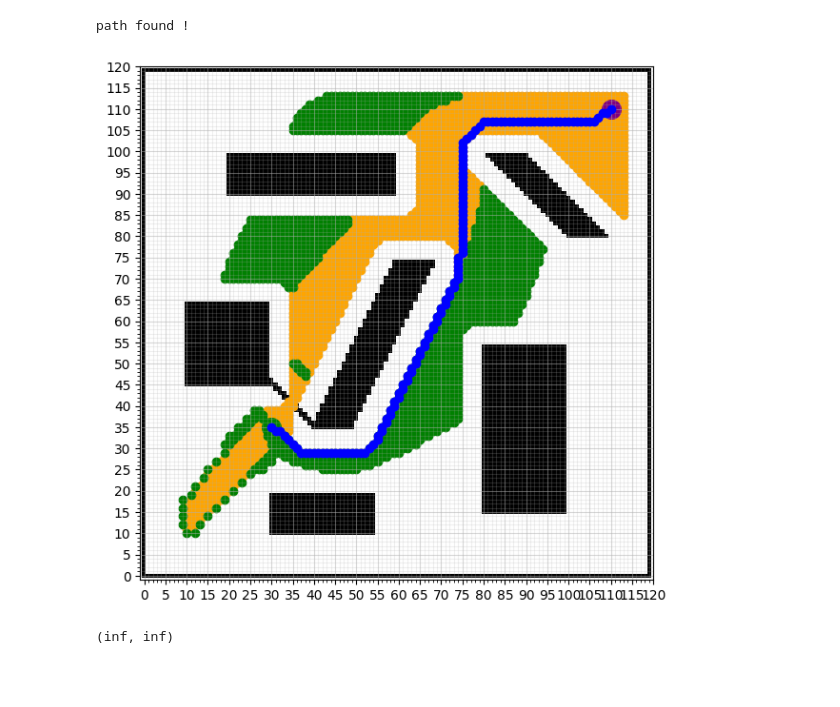
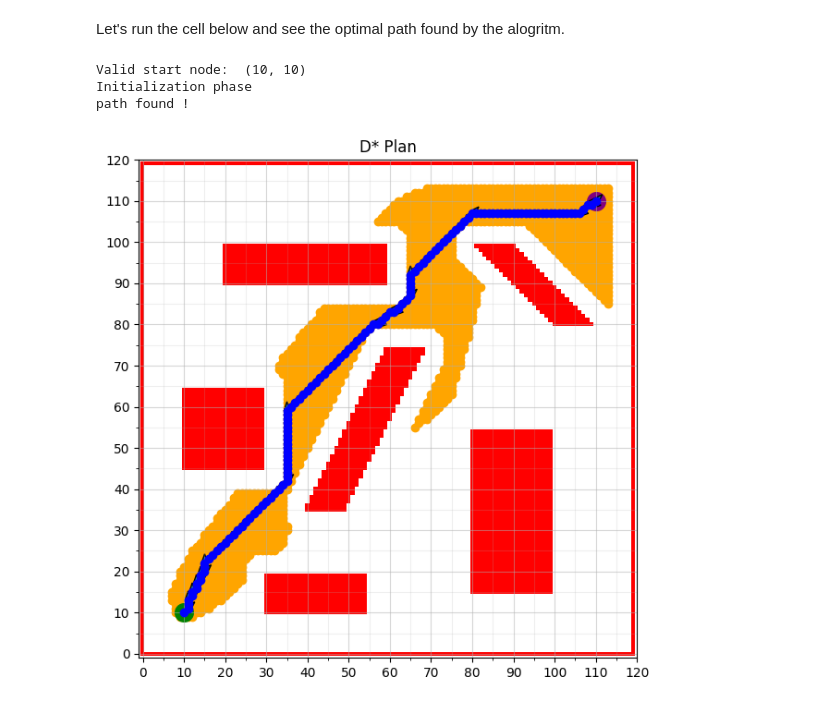
Before and after one commit to Alex0021/MOBR-Thymio-Time-Voyageurs, a Jupyter notebook: GlobalNav/Global_nav_DstarLite_opérationnel.ipynb, the cells around one changed output. Cells and saved outputs as stored; diff of their text form; code cells hidden in the pictures; blank space fills up the shorter version.

```diff
--- a/GlobalNav/Global_nav_DstarLite_opérationnel.ipynb
+++ b/GlobalNav/Global_nav_DstarLite_opérationnel.ipynb
@@ -518,52 +145,14 @@ def A_Star(new_start, goal, coords, occupancy_grid_mod, km, movement_type="4N",
-# %%
-start = (30,35)
-goal = (110,110)
-km=h(start,global_start)
-
-# -----------------------------------------
-# DO NOT EDIT THIS PORTION OF CODE -
-# EXECUTION AND PLOTTING OF THE ALGORITHM
-# -----------------------------------------
-
-
-# List of all coordinates in the grid
-x,y = np.mgrid[0:max_val:1, 0:max_val:1]
-pos = np.empty(x.shape + (2,))
-pos[:, :, 0] = x; pos[:, :, 1] = y
-pos = np.reshape(pos, (x.shape[0]*x.shape[1], 2))
-coords = list([(int(x[0]), int(x[1])) for x in pos])
-
-###### Define the heuristic, here = distance to goal ignoring obstacles
-###h = np.linalg.norm(pos - goal, axis=-1)
-###h = dict(zip(coords, h))
-
-# Run the A* algorithm
-occupancy_grid_sim_conv=convolution_map(occupancy_grid_sim)
-path, visitedNodesIter = A_Star(start, goal, coords, occupancy_grid_sim_conv, km, movement_type="8N")
-path = np.array(path).reshape(-1, 2).transpose()
-visitedNodesIter = np.array(visitedNodesIter).reshape(-1, 2).transpose()
-
-
-fig_astar, ax_astar = create_empty_plot(max_val)
-
-# Plot the best path found and the list of visited nodes
-ax_astar.scatter(visitedNodes[0], visitedNodes[1], marker="o", color = 'orange');
-ax_astar.scatter(visitedNodesIter[0], visitedNodesIter[1], marker="o", color = 'green');
-
-# Displaying the map
-ax_astar.imshow(occupancy_grid_sim.transpose(), cmap=cmap)
-
-ax_astar.plot(path[0], path[1], marker="o", color = 'blue');
-ax_astar.scatter(start[0], start[1], marker="o", color = 'green', s=200);
-ax_astar.scatter(goal[0], goal[1], marker="o", color = 'purple', s=200);
-for i in range(len(path[0])-1):
-    plt.arrow(path[0,i], path[1,i], path[0,i+1]-path[0,i], path[1,i+1]-path[1,i], width=0.1)
-
-#print(VecteurVitesse(path))
-# %% [output]
-path found !
-[figure, removed]
-# %%
-Key((85,110))
-# %% [output]
-(inf, inf)
+# %% [markdown]
+Let's run the cell below and see the optimal path found by the alogritm.
+# %%
+# Define the start and end goal
+start = (10,10)
+goal = (110,110)
+
+
+path=GH.FindGlobalPath(start,goal,occupancy_grid,occupancy_grid)
+# %% [output]
+Valid start node:  (10, 10)
+Initialization phase
+path found !
+[figure, added]
```
Also changed, not shown: parts of 18 cells of this notebook.
